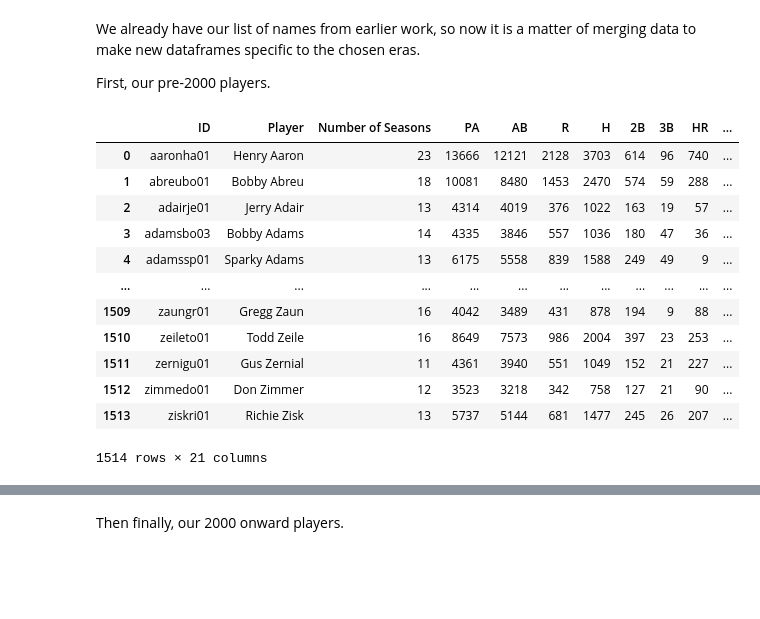
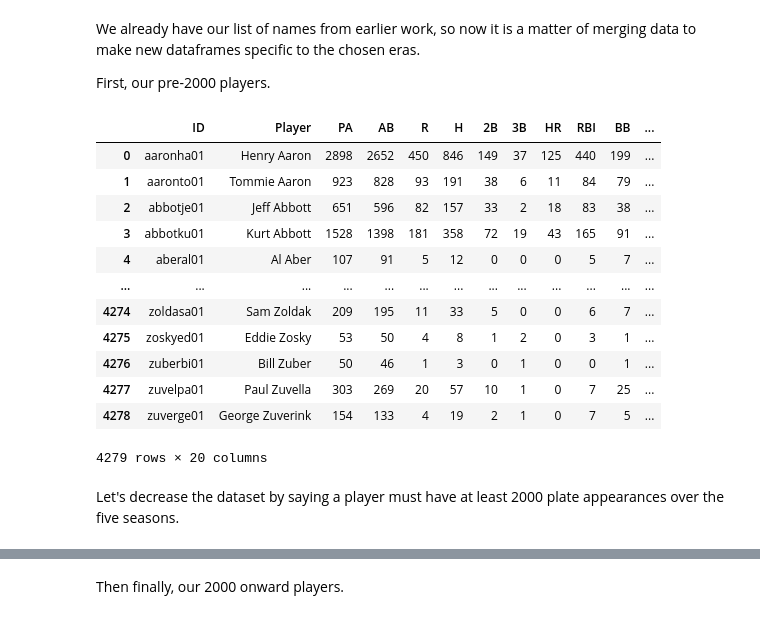
Before and after one commit to donnajharris/cp640_project, a Jupyter notebook: harr2890_project/harr2890_project_step2_hof_data_prep.ipynb, the cells around one changed output, grey strips where cells are left out. Cells and saved outputs as stored; diff of their text form; code cells hidden in the pictures; blank space fills up the shorter version.

```diff
--- a/harr2890_project/harr2890_project_step2_hof_data_prep.ipynb
+++ b/harr2890_project/harr2890_project_step2_hof_data_prep.ipynb
@@ -546,0 +510,3 @@ career_filtered
+# %%
+five_season_career_stats = five_season_career_stats.reset_index()
+five_season_career_stats
@@ -549,7 +529,7 @@ career_filtered
 # %% [markdown]
 Next, let's get the data labelled, marking up if the player is currently a member of the Major League Baseball Hall of Fame.
 # %%
-career_hof = pd.merge(hof, career_filtered, on="ID", how="right")
-career_hof
+five_year_hof = pd.merge(hof, five_season_career_stats, on="ID", how="right")
+five_year_hof
 # %% [output]
 |  | ID | Inductee | Player | PA | AB | R | H | 2B | 3B | HR | RBI | ... |
@@ -568,10 +548,10 @@ career_hof
 # %% [markdown]
 The first thing we notice is the NaN values under the new `'Inductee'` column. This is easy to address, as these are all non-inductees and can be replaced with a value of zero.
 # %%
-hof_is_nan = career_hof.loc[pd.isna(career_hof['Inductee'])]
+hof_is_nan = five_year_hof.loc[pd.isna(five_year_hof['Inductee'])]
 series = hof_is_nan.index
-career_hof.loc[series, 'Inductee'] = 0
-career_hof['Inductee'] = career_hof['Inductee'].astype(int)
-career_hof
+five_year_hof.loc[series, 'Inductee'] = 0
+five_year_hof['Inductee'] = five_year_hof['Inductee'].astype(int)
+five_year_hof
 # %% [output]
 |  | ID | Inductee | Player | PA | AB | R | H | 2B | 3B | HR | RBI | ... |
@@ -596,11 +576,11 @@ False
 # %% [markdown]
 All that's left to do before splitting the data up is reordering the columns.
 # %%
-columns_hof = ['ID', 'Player', 'Number of Seasons',
+columns_hof = ['ID', 'Player',
                'PA','AB','R','H','2B','3B','HR','RBI','BB','SO','HBP','SH', 'SF',
                'AVG', 'SLG', 'OBP', 'OPS',
                'Inductee']
 
-career_hof = career_hof[columns_hof]
-career_hof
+five_year_hof = five_year_hof[columns_hof]
+five_year_hof
 # %% [output]
@@ -628,19 +608,21 @@ We already have our list of names from earlier work, so now it is a matter of me
 
 First, our pre-2000 players.
 # %%
-pre_2000 = pd.merge(career_hof, career_pre_2000, on='ID', how='inner')
+pre_2000 = pd.merge(five_year_hof, career_pre_2000, on='ID', how='inner')
 pre_2000
 # %% [output]
-|  | ID | Player | Number of Seasons | PA | AB | R | H | 2B | 3B | HR | ... |
-| 0 | aaronha01 | Henry Aaron | 23 | 13666 | 12121 | 2128 | 3703 | 614 | 96 | 740 | ... |
-| 1 | abreubo01 | Bobby Abreu | 18 | 10081 | 8480 | 1453 | 2470 | 574 | 59 | 288 | ... |
-| 2 | adairje01 | Jerry Adair | 13 | 4314 | 4019 | 376 | 1022 | 163 | 19 | 57 | ... |
-| 3 | adamsbo03 | Bobby Adams | 14 | 4335 | 3846 | 557 | 1036 | 180 | 47 | 36 | ... |
-| 4 | adamssp01 | Sparky Adams | 13 | 6175 | 5558 | 839 | 1588 | 249 | 49 | 9 | ... |
-| ... | ... | ... | ... | ... | ... | ... | ... | ... | ... | ... | ... |
-| 1509 | zaungr01 | Gregg Zaun | 16 | 4042 | 3489 | 431 | 878 | 194 | 9 | 88 | ... |
-| 1510 | zeileto01 | Todd Zeile | 16 | 8649 | 7573 | 986 | 2004 | 397 | 23 | 253 | ... |
-| 1511 | zernigu01 | Gus Zernial | 11 | 4361 | 3940 | 551 | 1049 | 152 | 21 | 227 | ... |
-| 1512 | zimmedo01 | Don Zimmer | 12 | 3523 | 3218 | 342 | 758 | 127 | 21 | 90 | ... |
-| 1513 | ziskri01 | Richie Zisk | 13 | 5737 | 5144 | 681 | 1477 | 245 | 26 | 207 | ... |
+|  | ID | Player | PA | AB | R | H | 2B | 3B | HR | RBI | BB | ... |
+| 0 | aaronha01 | Henry Aaron | 2898 | 2652 | 450 | 846 | 149 | 37 | 125 | 440 | 199 | ... |
+| 1 | aaronto01 | Tommie Aaron | 923 | 828 | 93 | 191 | 38 | 6 | 11 | 84 | 79 | ... |
+| 2 | abbotje01 | Jeff Abbott | 651 | 596 | 82 | 157 | 33 | 2 | 18 | 83 | 38 | ... |
+| 3 | abbotku01 | Kurt Abbott | 1528 | 1398 | 181 | 358 | 72 | 19 | 43 | 165 | 91 | ... |
+| 4 | aberal01 | Al Aber | 107 | 91 | 5 | 12 | 0 | 0 | 0 | 5 | 7 | ... |
+| ... | ... | ... | ... | ... | ... | ... | ... | ... | ... | ... | ... | ... |
+| 4274 | zoldasa01 | Sam Zoldak | 209 | 195 | 11 | 33 | 5 | 0 | 0 | 6 | 7 | ... |
+| 4275 | zoskyed01 | Eddie Zosky | 53 | 50 | 4 | 8 | 1 | 2 | 0 | 3 | 1 | ... |
+| 4276 | zuberbi01 | Bill Zuber | 50 | 46 | 1 | 3 | 0 | 1 | 0 | 0 | 1 | ... |
+| 4277 | zuvelpa01 | Paul Zuvella | 303 | 269 | 20 | 57 | 10 | 1 | 0 | 7 | 25 | ... |
+| 4278 | zuverge01 | George Zuverink | 154 | 133 | 4 | 19 | 2 | 1 | 0 | 7 | 5 | ... |
-1514 rows × 21 columns
+4279 rows × 20 columns
+# %% [markdown]
+Let's decrease the dataset by saying a player must have at least 2000 plate appearances over the five seasons.
```
Also changed, not shown: parts of 65 cells of this notebook, 6 other files.
